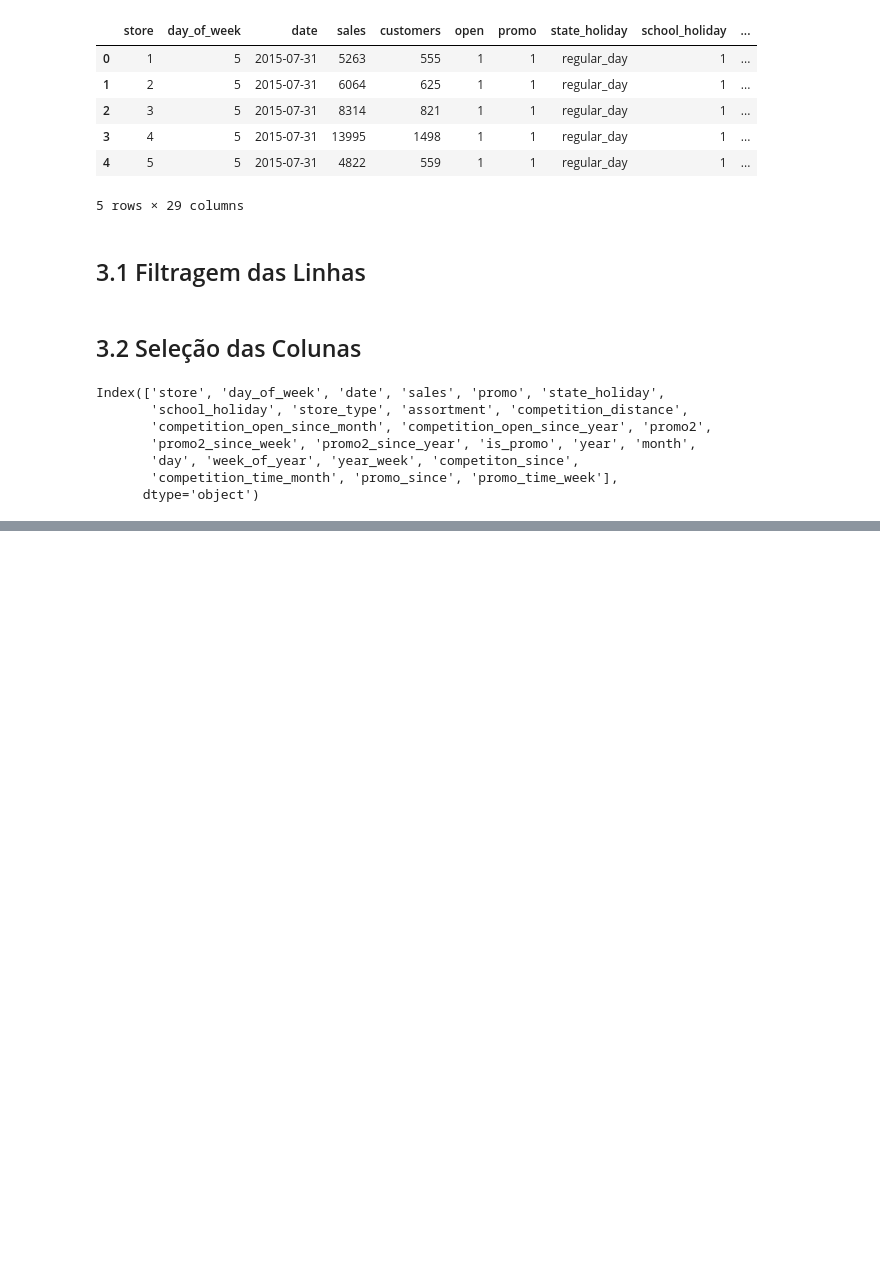
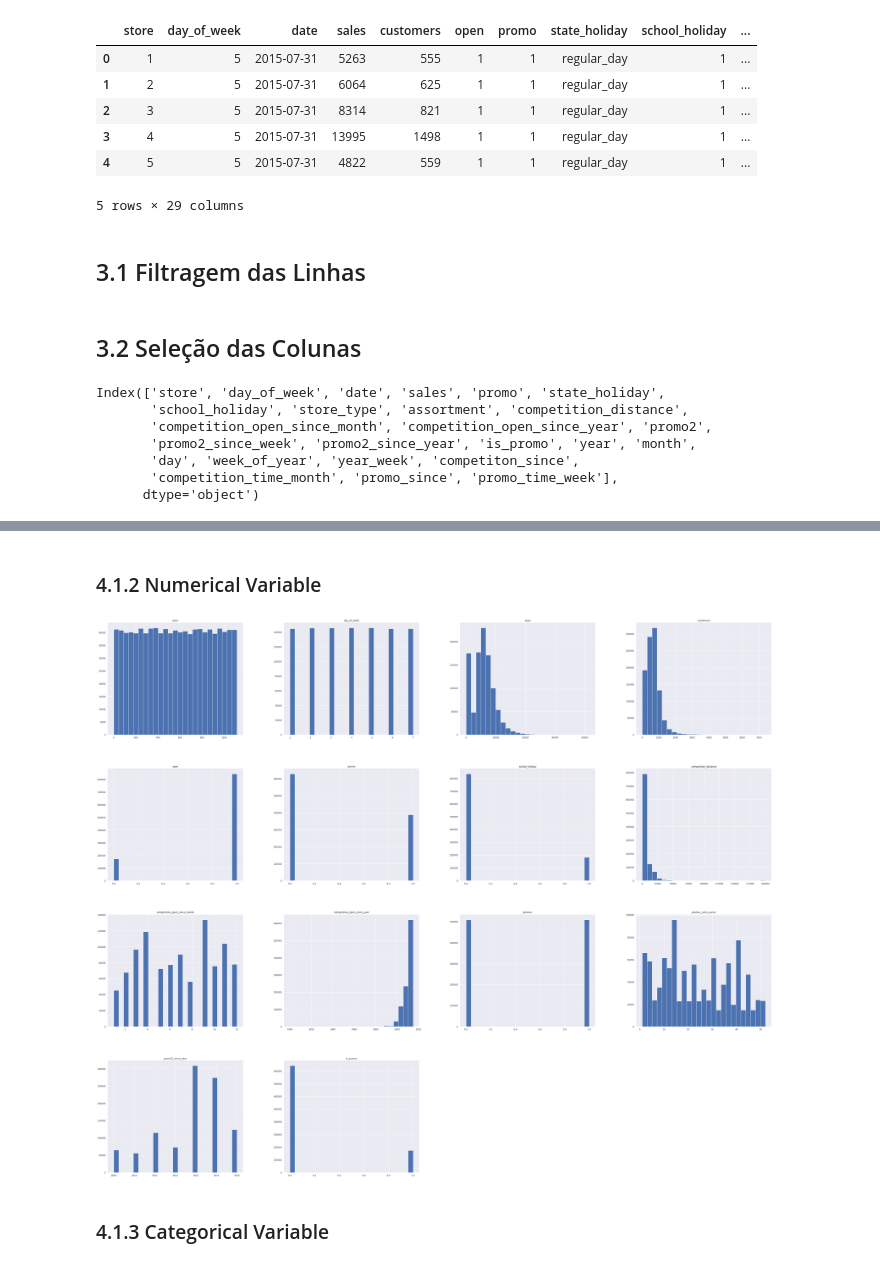
Before and after one commit to marcelorissids/ds_producao, a Jupyter notebook: m04_store_sales_prediction.ipynb, the cells around one changed output, grey strips where cells are left out. Drawn from its saved outputs; the diff is of its cells as text; code cells hidden in the pictures; blank space fills up the shorter version.

```diff
--- a/m04_store_sales_prediction.ipynb
+++ b/m04_store_sales_prediction.ipynb
@@ -482,0 +499,8 @@ Index(['store', 'day_of_week', 'date', 'sales', 'promo', 'state_holiday',
+# %% [markdown]
+### 4.1.2 Numerical Variable
+# %%
+num_attributes.hist(bins=25);
+# %% [output]
+[figure, added]
+# %% [markdown]
+### 4.1.3 Categorical Variable
```
Also changed, not shown: parts of 18 cells of this notebook.
